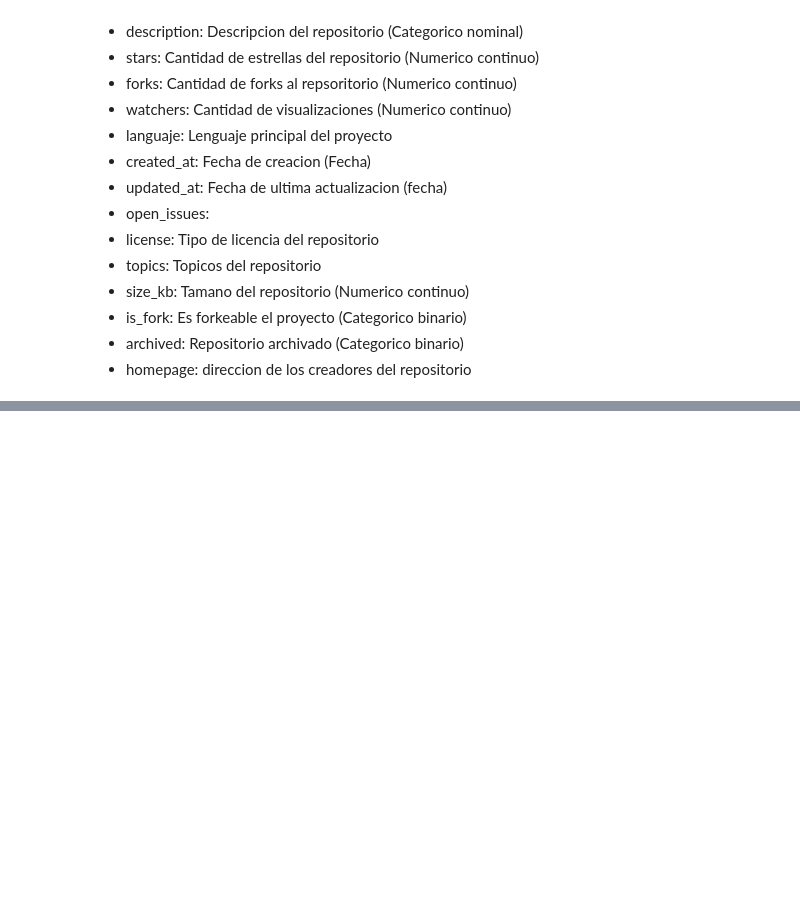
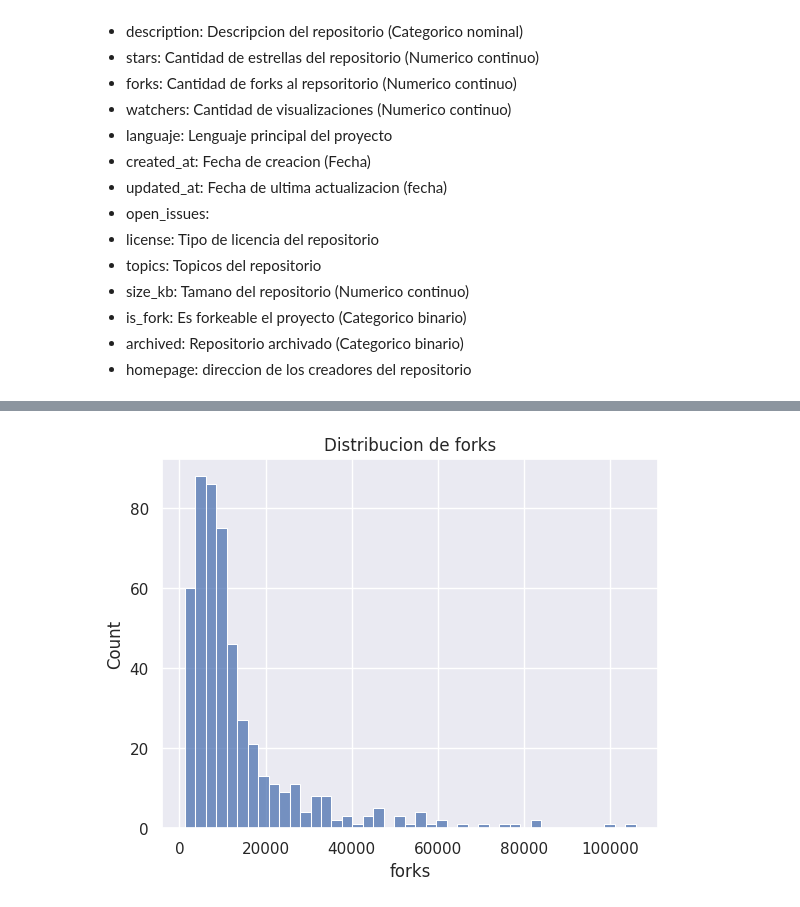
Before and after one commit to AidamZzzZ/github-repos-analysis, a Jupyter notebook: notebooks/analisis.ipynb, the cells around one changed output, grey strips where cells are left out. Cells and saved outputs as stored; diff of their text form; code cells hidden in the pictures; blank space fills up the shorter version.

```diff
--- a/notebooks/analisis.ipynb
+++ b/notebooks/analisis.ipynb
@@ -34,0 +85,7 @@ github_data.head()
+# %%
+# distribuciones de forks
+sns.histplot(github_data['forks'])
+plt.title("Distribucion de forks")
+plt.show()
+# %% [output]
+[figure, added]
```
Also changed, not shown: parts of 30 cells of this notebook.
